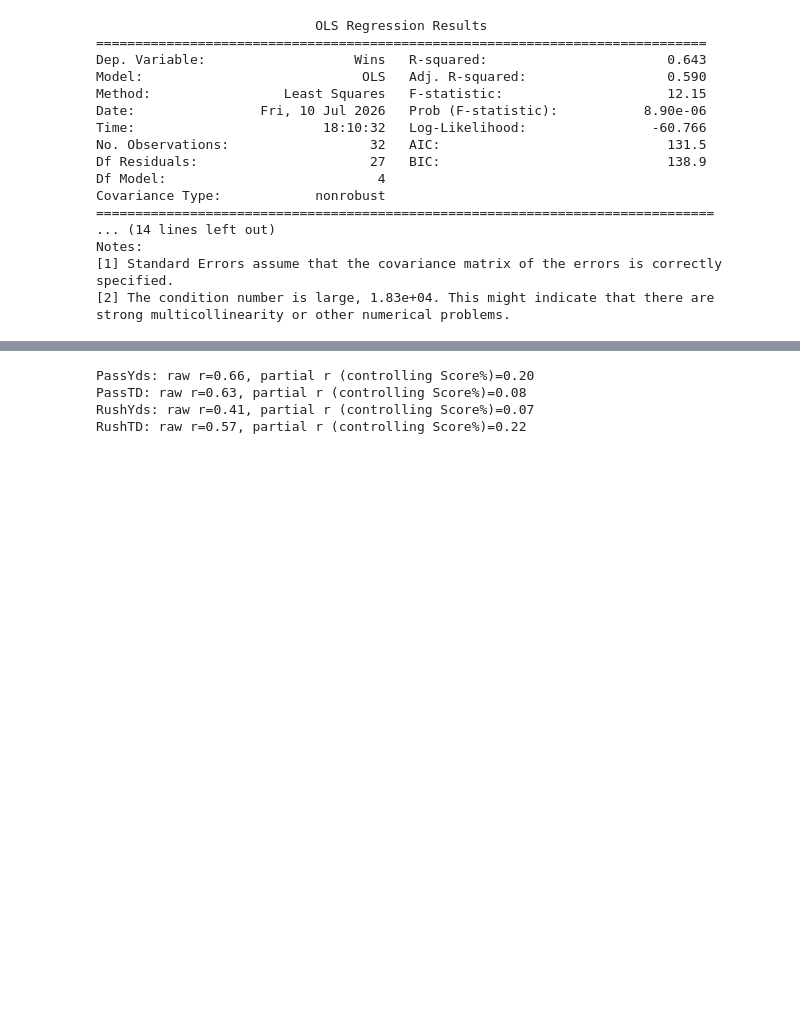
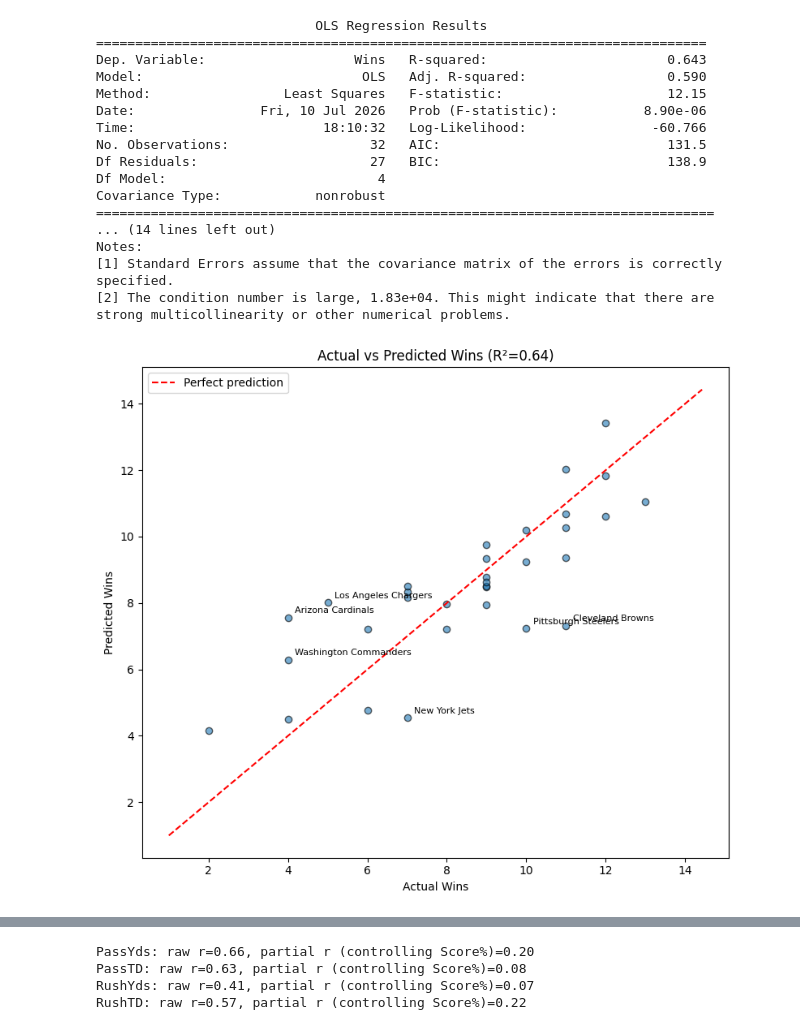
Before and after one commit to steven150704/NFL-Win-Correlation, a Jupyter notebook: win_analysis.ipynb, the cells around one changed output, grey strips where cells are left out. Cells and saved outputs as stored; diff of their text form; code cells hidden in the pictures; blank space fills up the shorter version.

```diff
--- a/win_analysis.ipynb
+++ b/win_analysis.ipynb
@@ -238,3 +276,27 @@ Notes:
 [1] Standard Errors assume that the covariance matrix of the errors is correctly specified.
 [2] The condition number is large, 1.83e+04. This might indicate that there are
 strong multicollinearity or other numerical problems.
+# %%
+preds = model.predict(X)
+residuals = y - preds
+n_label = 6
+outlier_idx = residuals.abs().sort_values(ascending=False).head(n_label).index
+
+fig, ax = plt.subplots(figsize=(8,7))
+ax.scatter(y, preds, alpha=0.6, edgecolor="k")
+lims = [min(y.min(), preds.min()) - 1, max(y.max(), preds.max()) + 1]
+ax.plot(lims, lims, "r--", label="Perfect prediction")
+
+for idx in outlier_idx:
+    team = df_team.loc[idx, "Team"]
+    ax.annotate(team, (y[idx], preds[idx]), textcoords="offset points",
+                xytext=(6, 4), fontsize=8)
+
+ax.set_xlabel("Actual Wins")
+ax.set_ylabel("Predicted Wins")
+ax.set_title(f"Actual vs Predicted Wins (R²={model.rsquared:.2f})")
+ax.legend()
+plt.tight_layout()
+plt.show()
+# %% [output]
+[figure, added]
```
Also changed, not shown: parts of 5 cells of this notebook, 1 other file.
